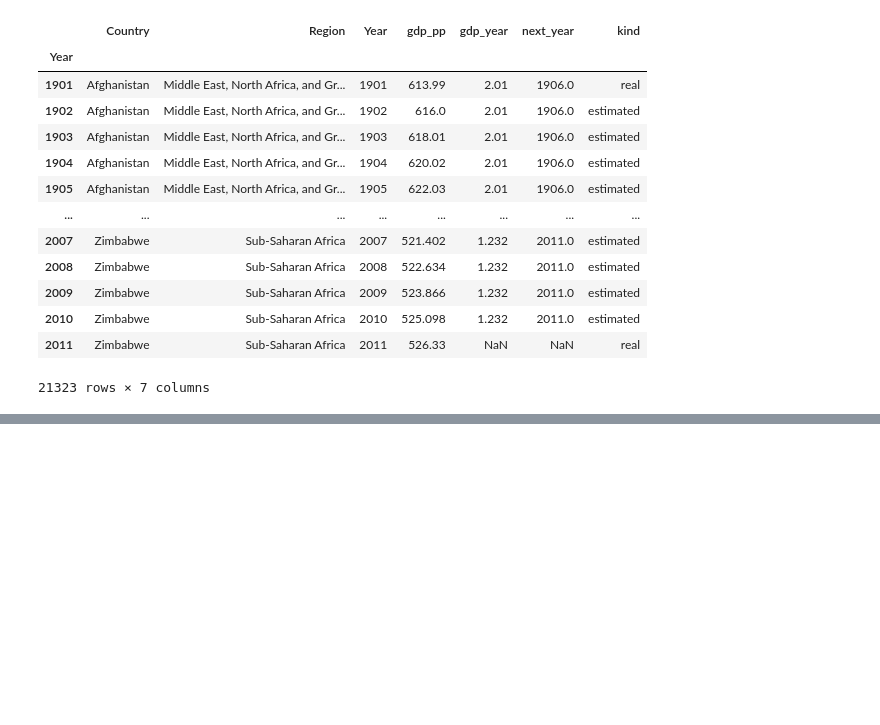
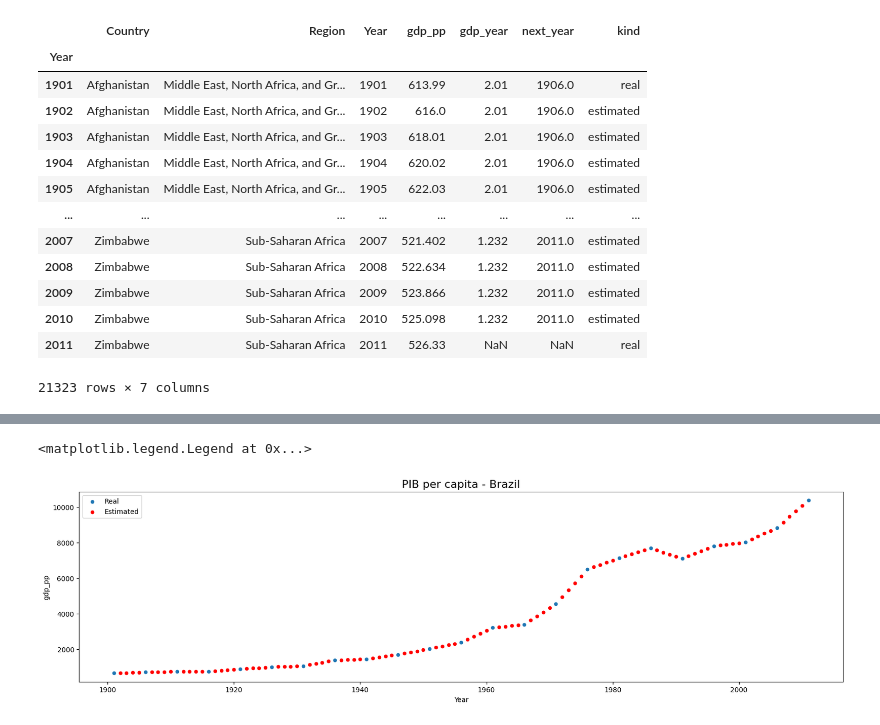
Before and after one commit to ludiemert/Analyzing_Data_Pandas_SQL, a Jupyter notebook: 4_Projectos/3_Proj_ GDP_Per_Person/GDP_Per_Person.ipynb, the cells around one changed output, grey strips where cells are left out. Drawn from its saved outputs; the diff is of its cells as text; code cells hidden in the pictures; blank space fills up the shorter version.

```diff
--- a/4_Projectos/3_Proj_ GDP_Per_Person/GDP_Per_Person.ipynb
+++ b/4_Projectos/3_Proj_ GDP_Per_Person/GDP_Per_Person.ipynb
@@ -835,0 +877,23 @@ df_gdp
+# %%
+import matplotlib.pyplot as plt
+
+# Cria figura e eixo
+fig, ax = plt.subplots(figsize=(20, 5))
+
+# Define o país
+country = "Brazil"
+
+# Dados reais (azul padrão)
+df_gdp[(df_gdp["kind"] == "real") & (df_gdp["Country"] == country)] \
+    .plot(kind="scatter", y="gdp_pp", x="Year", ax=ax, label="Real")
+
+# Dados estimados (vermelho)
+df_gdp[(df_gdp["kind"] == "estimated") & (df_gdp["Country"] == country)] \
+    .plot(kind="scatter", y="gdp_pp", x="Year", ax=ax, color="red", label="Estimated")
+
+# Título e legenda
+ax.set_title(f"PIB per capita - {country}", fontsize=16)
+ax.legend()
+# %% [output]
+<matplotlib.legend.Legend at 0x...>
+[figure, added]
```
Also changed, not shown: parts of 5 cells of this notebook.
